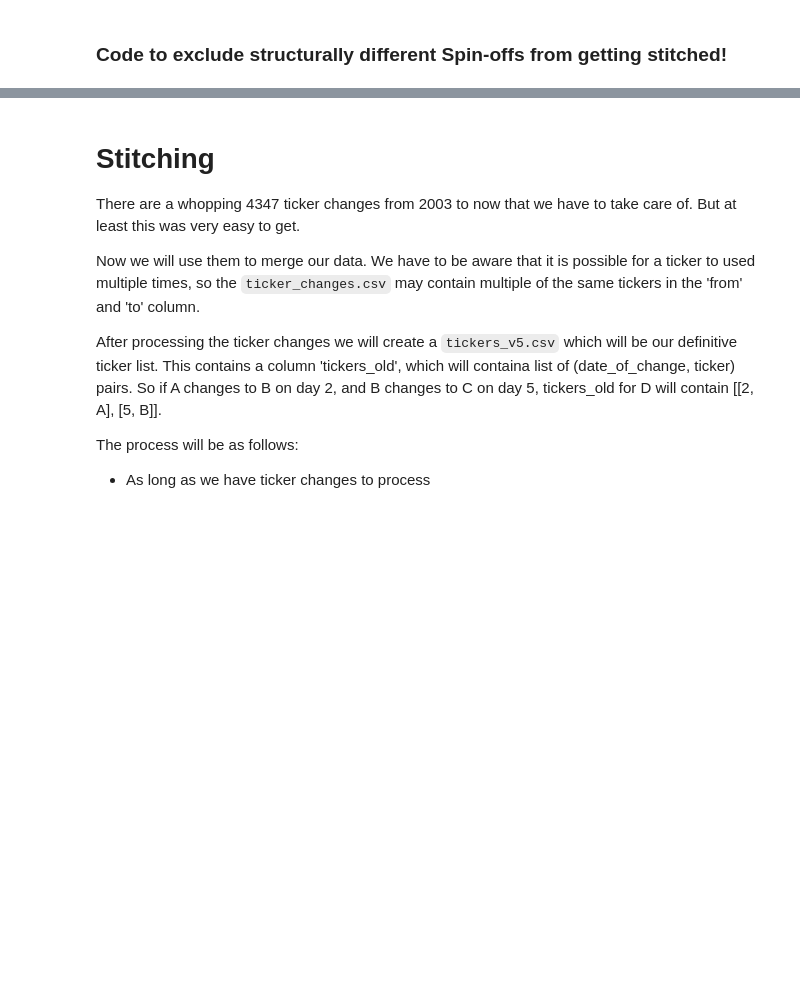
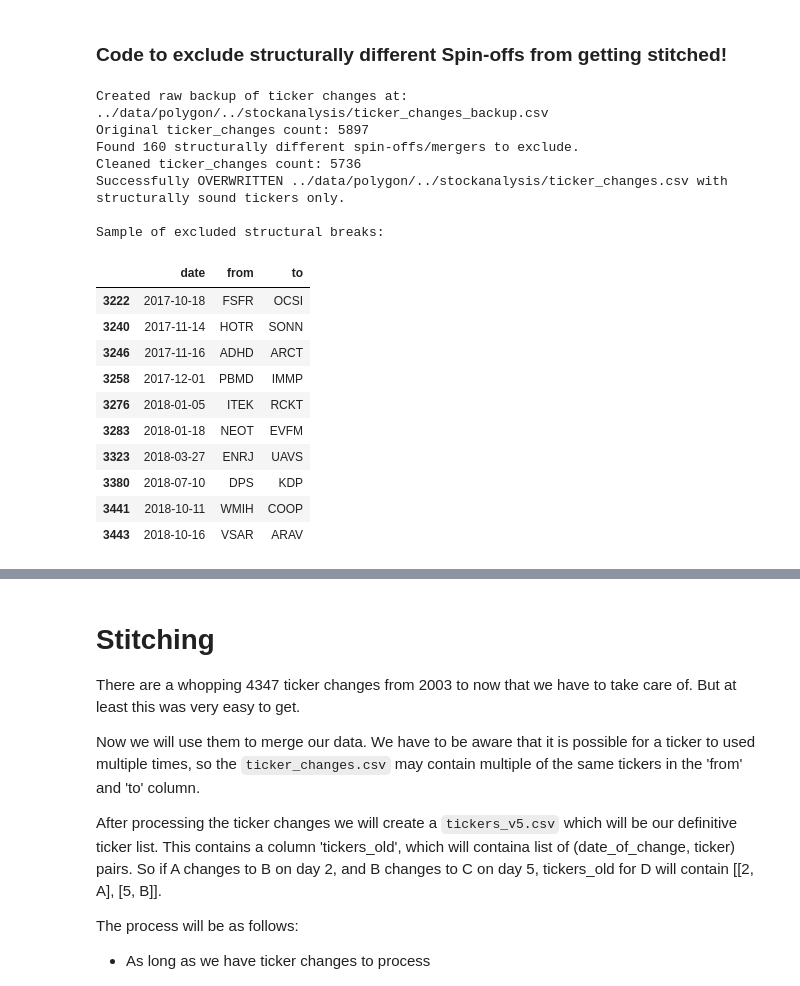
Before and after one commit to sharmad/data_clean, a Jupyter notebook: dev_prod/08_renamings.ipynb, the cells around one changed output, grey strips where cells are left out. Drawn from its saved outputs; the diff is of its cells as text; code cells hidden in the pictures; blank space fills up the shorter version.

```diff
--- a/dev_prod/08_renamings.ipynb
+++ b/dev_prod/08_renamings.ipynb
@@ -348,2 +343,81 @@ print(bottom[['old_ticker', 'new_ticker', 'change_date', 'gap_pct']])
+# %%
+import shutil
+
+# Define paths matching your notebook structure
+CHANGES_CSV = DATA_PATH + "../stockanalysis/ticker_changes.csv"
+BACKUP_CSV = DATA_PATH + "../stockanalysis/ticker_changes_backup.csv"
+GAPS_CSV = os.path.join(DATA_PATH, "processed", "structural_gaps_merged.csv")
+
+# 1. Create a backup of the original file if it doesn't already exist
+if os.path.exists(CHANGES_CSV) and not os.path.exists(BACKUP_CSV):
+    shutil.copy2(CHANGES_CSV, BACKUP_CSV)
+    print(f"Created raw backup of ticker changes at: {BACKUP_CSV}")
+elif os.path.exists(BACKUP_CSV):
+    print(f"Backup already exists at: {BACKUP_CSV}. Using existing backup for safe re-runs.")
+
+# 2. Load the original aggregated ticker changes (Prefer backup to allow idempotent re-runs)
+if os.path.exists(BACKUP_CSV):
+    ticker_changes = pd.read_csv(BACKUP_CSV)
+else:
+    ticker_changes = pd.read_csv(CHANGES_CSV)
+
+# If 'date' was saved as the index, reset it so we can manipulate it easily
+if 'date' not in ticker_changes.columns and ticker_changes.index.name == 'date':
+    ticker_changes = ticker_changes.reset_index()
+
+print(f"Original ticker_changes count: {len(ticker_changes)}")
+
+# 3. Load the identified structural gaps and filter
+if os.path.exists(GAPS_CSV):
+    structural_gaps = pd.read_csv(GAPS_CSV)
+
+    # Create a set of (old, new) tuples for O(1) lookups and rock-solid matching
+    gaps_to_exclude = set(zip(structural_gaps['old_ticker'], structural_gaps['new_ticker']))
+
+    print(f"Found {len(gaps_to_exclude)} structurally different spin-offs/mergers to exclude.")
+
+    # Filter out the structural gaps from our stitching pipeline
+    mask = ticker_changes.apply(
+        lambda row: (row['from'], row['to']) not in gaps_to_exclude,
+        axis=1
+    )
+    ticker_changes_cleaned = ticker_changes[mask].copy()
+
+    print(f"Cleaned ticker_changes count: {len(ticker_changes_cleaned)}")
+
+    # 4. Set index back to 'date' to maintain structural parity with original df
+    if 'date' in ticker_changes_cleaned.columns:
+        ticker_changes_cleaned.set_index('date', inplace=True)
+
+    # 5. Overwrite the original CSV file!
+    ticker_changes_cleaned.to_csv(CHANGES_CSV)
+    print(f"Successfully OVERWRITTEN {CHANGES_CSV} with structurally sound tickers only.")
+
+    # Display a sample of what got excluded for sanity check
+    excluded_df = ticker_changes[~mask]
+    print("\nSample of excluded structural breaks:")
+    display(excluded_df.head(10))
+
+else:
+    print(f"File not found: {GAPS_CSV}. Please ensure the gap detection cell ran successfully.")
+# %% [output]
+Created raw backup of ticker changes at: ../data/polygon/../stockanalysis/ticker_changes_backup.csv
+Original ticker_changes count: 5897
+Found 160 structurally different spin-offs/mergers to exclude.
+Cleaned ticker_changes count: 5736
+Successfully OVERWRITTEN ../data/polygon/../stockanalysis/ticker_changes.csv with structurally sound tickers only.
+
+Sample of excluded structural breaks:
+|  | date | from | to |
+| 3222 | 2017-10-18 | FSFR | OCSI |
+| 3240 | 2017-11-14 | HOTR | SONN |
+| 3246 | 2017-11-16 | ADHD | ARCT |
+| 3258 | 2017-12-01 | PBMD | IMMP |
+| 3276 | 2018-01-05 | ITEK | RCKT |
+| 3283 | 2018-01-18 | NEOT | EVFM |
+| 3323 | 2018-03-27 | ENRJ | UAVS |
+| 3380 | 2018-07-10 | DPS | KDP |
+| 3441 | 2018-10-11 | WMIH | COOP |
+| 3443 | 2018-10-16 | VSAR | ARAV |
 # %%
 assert False
```
Also changed, not shown: parts of 4 cells of this notebook.
